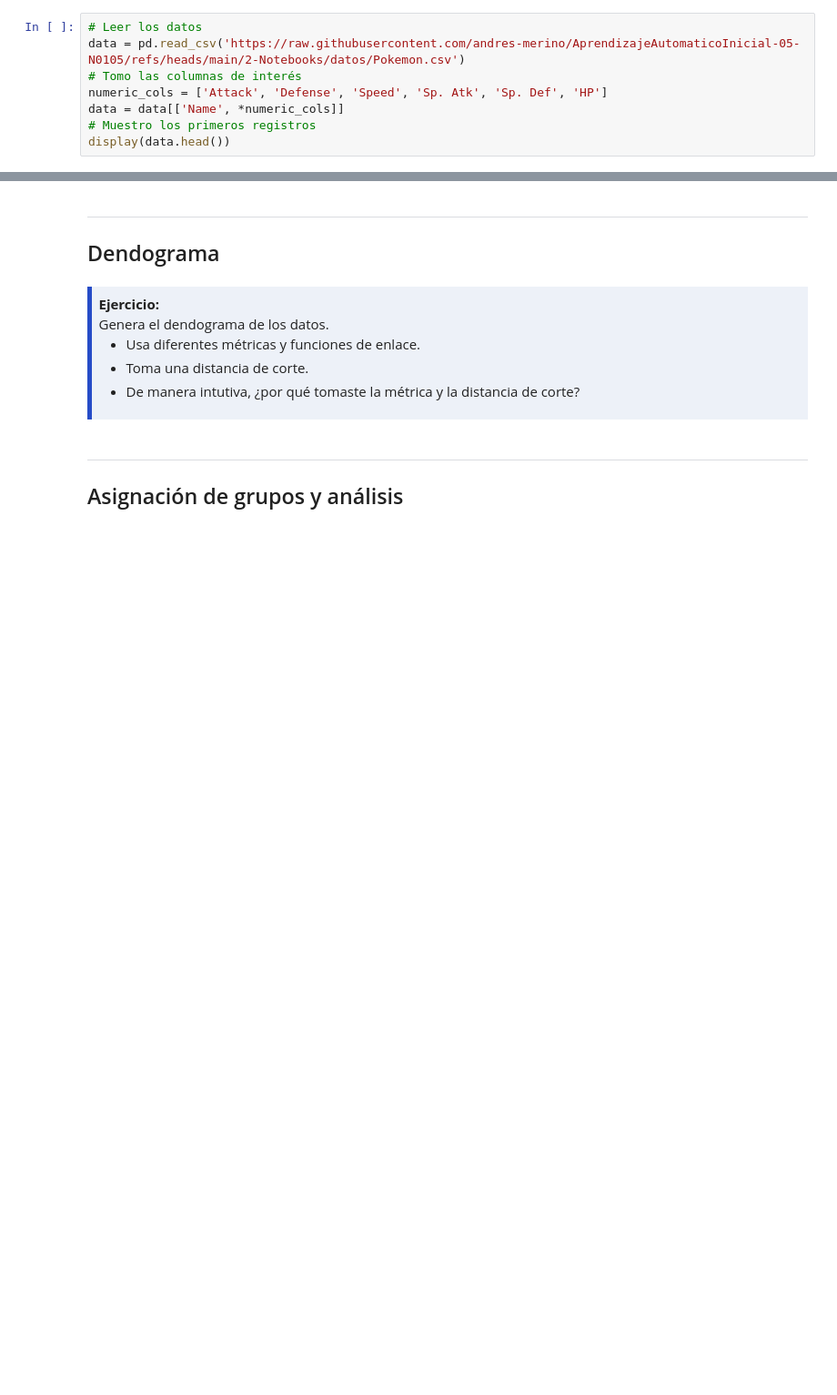
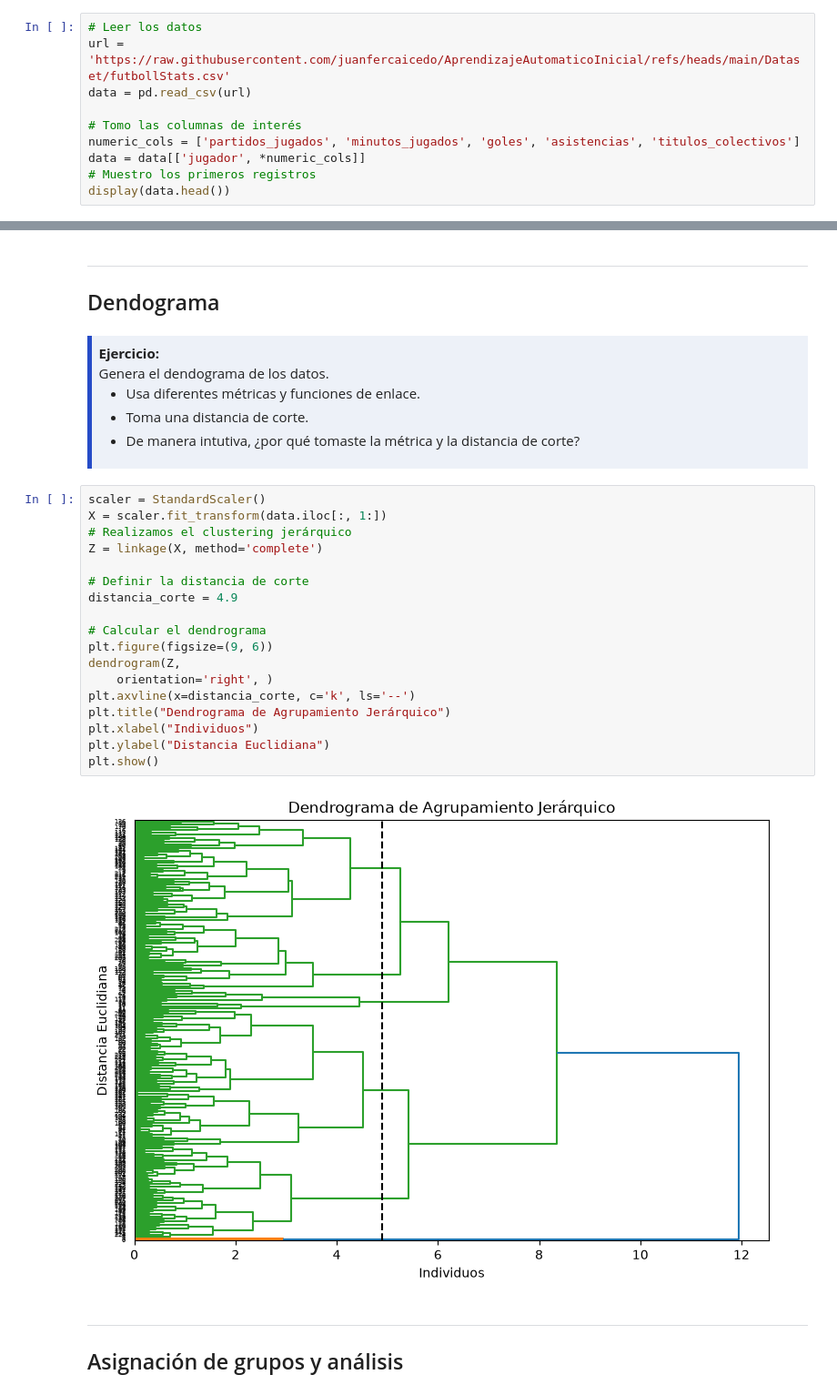
Before and after one commit to juanfercaicedo/AprendizajeAutomaticoInicial, a Jupyter notebook: Deber/03-Agrupamiento-Jerarquico.ipynb, the cells around one changed output, grey strips where cells are left out. Shown at 91% size. Saved outputs shown, nothing was run; the diff lists cells and outputs as text; blank space fills up the shorter version.

```diff
--- a/Deber/03-Agrupamiento-Jerarquico.ipynb
+++ b/Deber/03-Agrupamiento-Jerarquico.ipynb
@@ -61,9 +62,11 @@ Usa el conjunto Pokémon del notebook de agrupamiento jerárquico o un conjunto
 </div>
 # %%
 # Leer los datos
-data = pd.read_csv('https://raw.githubusercontent.com/andres-merino/AprendizajeAutomaticoInicial-05-N0105/refs/heads/main/2-Notebooks/datos/Pokemon.csv')
+url = 'https://raw.githubusercontent.com/juanfercaicedo/AprendizajeAutomaticoInicial/refs/heads/main/Dataset/futbollStats.csv'
+data = pd.read_csv(url)
+
 # Tomo las columnas de interés
-numeric_cols = ['Attack', 'Defense', 'Speed', 'Sp. Atk', 'Sp. Def', 'HP']
-data = data[['Name', *numeric_cols]]
+numeric_cols = ['partidos_jugados', 'minutos_jugados', 'goles', 'asistencias', 'titulos_colectivos']
+data = data[['jugador', *numeric_cols]]
 # Muestro los primeros registros
 display(data.head())
@@ -80,6 +90,26 @@ display(data.head())
   <li>De manera intutiva, ¿por qué tomaste la métrica y la distancia de corte?</li>
 </ul>
 </div>
+# %%
+scaler = StandardScaler()
+X = scaler.fit_transform(data.iloc[:, 1:])
+# Realizamos el clustering jerárquico
+Z = linkage(X, method='complete')
+
+# Definir la distancia de corte
+distancia_corte = 4.9
+
+# Calcular el dendrograma
+plt.figure(figsize=(9, 6))
+dendrogram(Z,
+    orientation='right', )
+plt.axvline(x=distancia_corte, c='k', ls='--')
+plt.title("Dendrograma de Agrupamiento Jerárquico")
+plt.xlabel("Individuos")
+plt.ylabel("Distancia Euclidiana")
+plt.show()
+# %% [output]
+[figure, added]
 # %% [markdown]
 ---
 ## <font color='264CC7'> Asignación de grupos y análisis </font>
```
Also changed, not shown: parts of 4 cells of this notebook.
